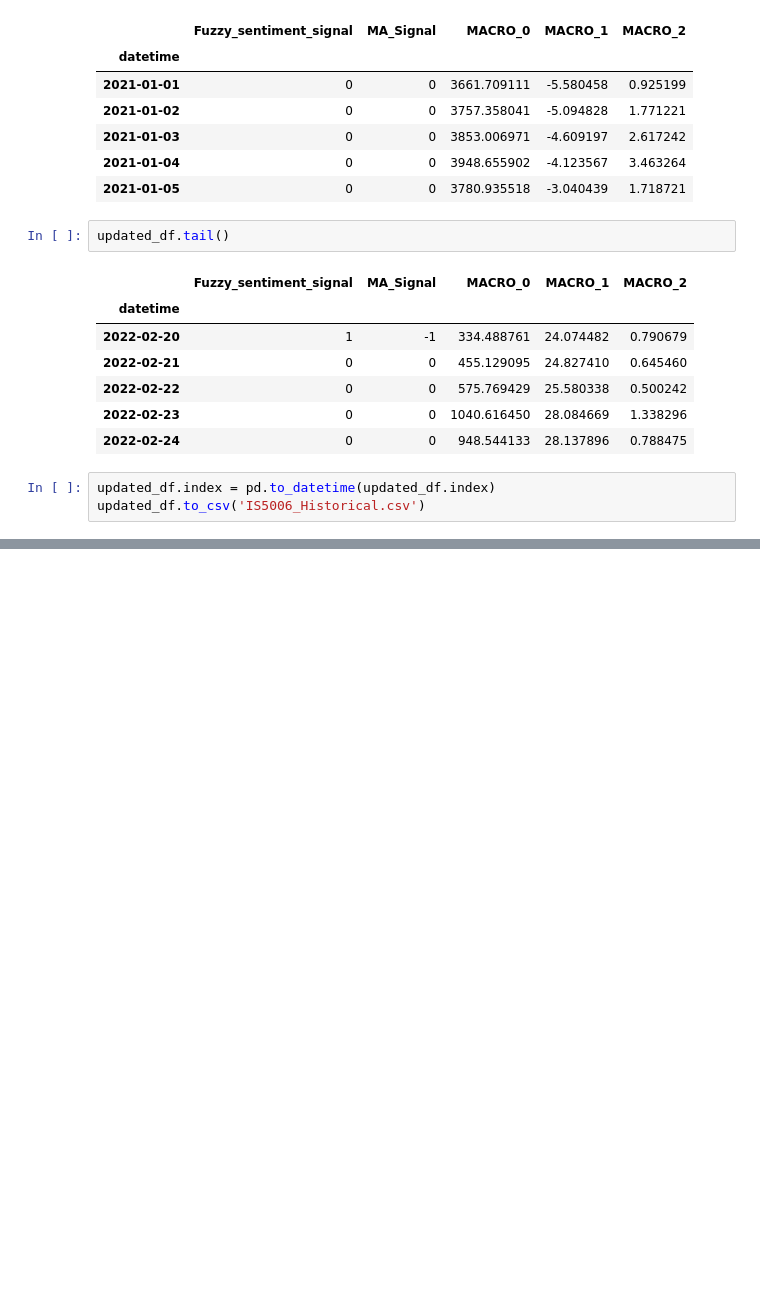
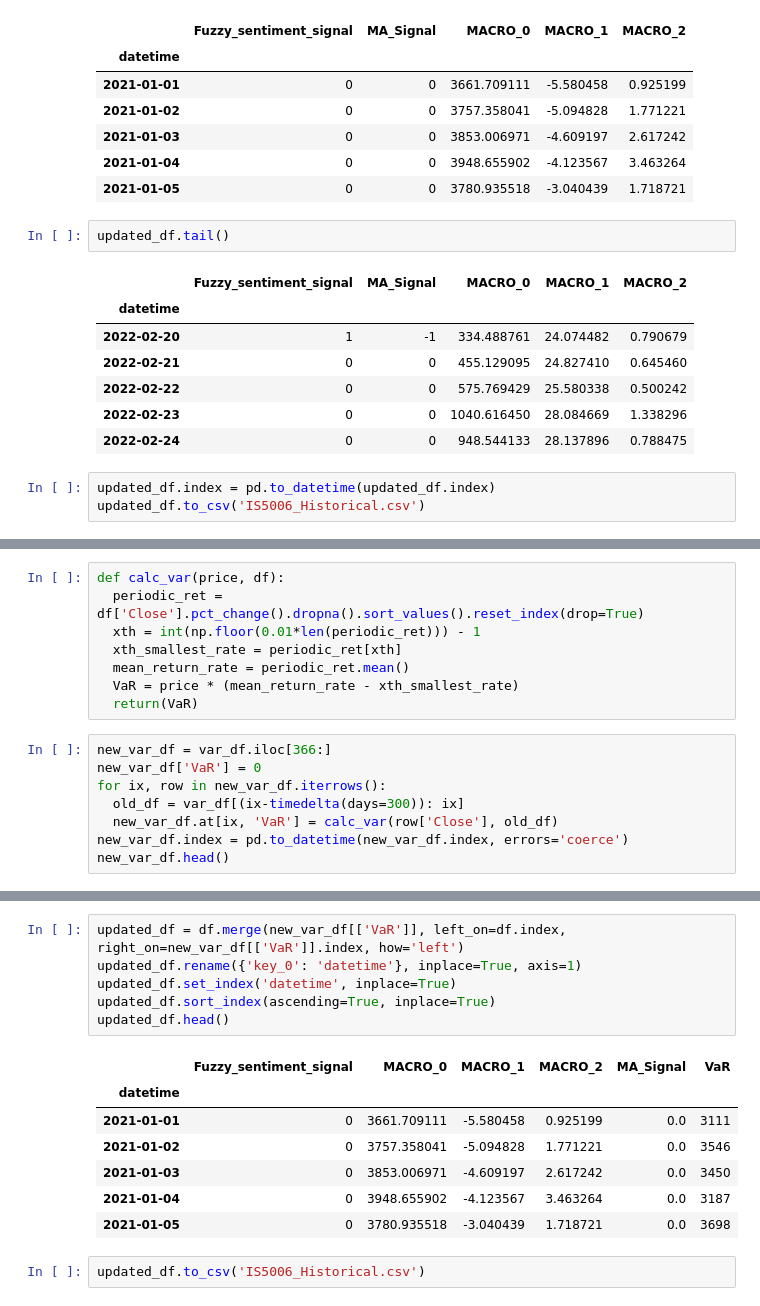
Before and after one commit to astronights/A4_Paper_Trading, a Jupyter notebook: notebooks/IS5006_Historical.ipynb, the cells around one changed output, grey strips where cells are left out. Cells and saved outputs as stored; diff of their text form; blank space fills up the shorter version.

```diff
--- a/notebooks/IS5006_Historical.ipynb
+++ b/notebooks/IS5006_Historical.ipynb
@@ -223,0 +275,16 @@ updated_df.to_csv('IS5006_Historical.csv')
+# %%
+def calc_var(price, df):
+  periodic_ret = df['Close'].pct_change().dropna().sort_values().reset_index(drop=True)
+  xth = int(np.floor(0.01*len(periodic_ret))) - 1
+  xth_smallest_rate = periodic_ret[xth]
+  mean_return_rate = periodic_ret.mean()
+  VaR = price * (mean_return_rate - xth_smallest_rate)
+  return(VaR)
+# %%
+new_var_df = var_df.iloc[366:]
+new_var_df['VaR'] = 0
+for ix, row in new_var_df.iterrows():
+  old_df = var_df[(ix-timedelta(days=300)): ix]
+  new_var_df.at[ix, 'VaR'] = calc_var(row['Close'], old_df)
+new_var_df.index = pd.to_datetime(new_var_df.index, errors='coerce')
+new_var_df.head()
@@ -223,0 +302,16 @@ updated_df.to_csv('IS5006_Historical.csv')
+# %%
+updated_df = df.merge(new_var_df[['VaR']], left_on=df.index, right_on=new_var_df[['VaR']].index, how='left')
+updated_df.rename({'key_0': 'datetime'}, inplace=True, axis=1)
+updated_df.set_index('datetime', inplace=True)
+updated_df.sort_index(ascending=True, inplace=True)
+updated_df.head()
+# %% [output]
+|  | Fuzzy_sentiment_signal | MACRO_0 | MACRO_1 | MACRO_2 | MA_Signal | VaR |
+| datetime |  |  |  |  |  |  |
+| 2021-01-01 | 0 | 3661.709111 | -5.580458 | 0.925199 | 0.0 | 3111 |
+| 2021-01-02 | 0 | 3757.358041 | -5.094828 | 1.771221 | 0.0 | 3546 |
+| 2021-01-03 | 0 | 3853.006971 | -4.609197 | 2.617242 | 0.0 | 3450 |
+| 2021-01-04 | 0 | 3948.655902 | -4.123567 | 3.463264 | 0.0 | 3187 |
+| 2021-01-05 | 0 | 3780.935518 | -3.040439 | 1.718721 | 0.0 | 3698 |
+# %%
+updated_df.to_csv('IS5006_Historical.csv')
```
Also changed, not shown: parts of 15 cells of this notebook, 1 other file.
